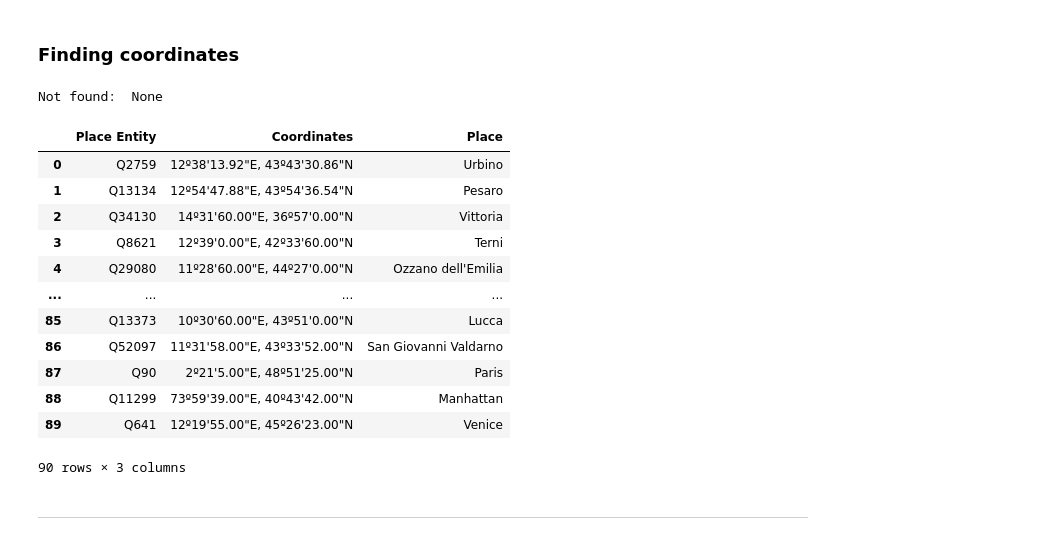
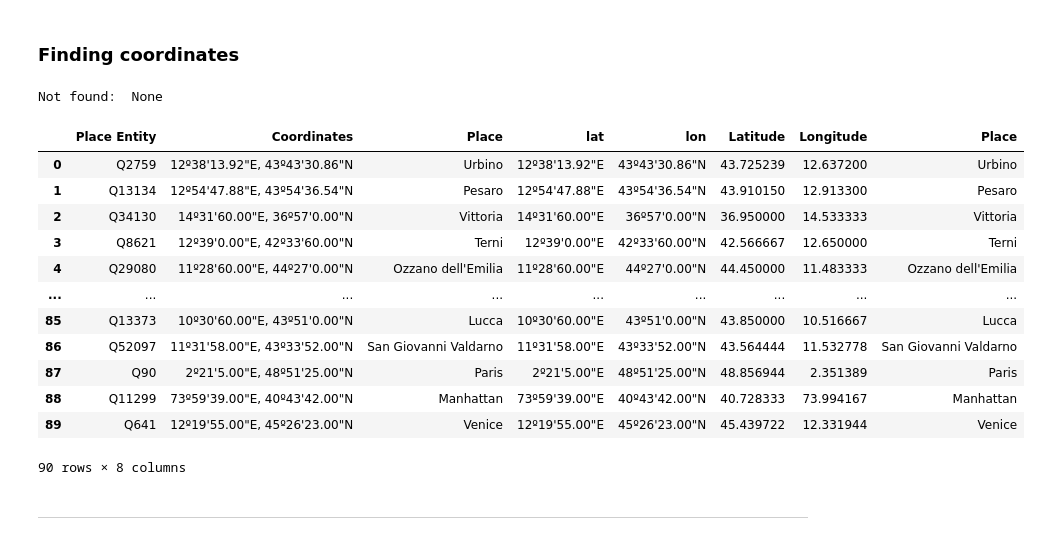
Before and after one commit to alicebordignon/ITArtHistorians, a Jupyter notebook: 00_DoAH_first_cleaning.ipynb, the cells around one changed output. Saved outputs shown, nothing was run; the diff lists cells and outputs as text; code cells hidden in the pictures.

Commit message:
edit location db for easier data access

```diff
--- a/00_DoAH_first_cleaning.ipynb
+++ b/00_DoAH_first_cleaning.ipynb
@@ -928,49 +933,54 @@ def find_coordinates(entity: str):
           coord_2 = float(return_coords.group(2))
         else:
           return None
         return_labels = res['results']['bindings'][0]['placeLabel']['value']
     except (IndexError, KeyError):
         return None
-    return [f"{deg_to_dms(coord_1, 'lon')}, {deg_to_dms(coord_2, 'lat')}", return_labels]
+    #return [f"{deg_to_dms(coord_1, 'lon')}, {deg_to_dms(coord_2, 'lat')}", return_labels]
+    return [coord_1, coord_2, return_labels]
+
 
 found = defaultdict(lambda: None)
 wd_coordinates = pd.Series(name="Coordinates")
+longitudes = pd.Series(name="Longitude")
+latitudes = pd.Series(name="Latitude")
 wd_labels = pd.Series(name="Place")
 for index, row in locations.iterrows():
     place = row['Place Entity']
     cnt = 0
     while cnt < 5:
         try:
             found[place] = find_coordinates(place)
             break
         except JSONDecodeError:
             time.sleep(1)
             cnt += 1
             continue
 
     if found[place]:
-        wd_coordinates.loc[index] = found[place][0]
-        wd_labels.loc[index] = found[place][1]
+        longitudes.loc[index] = found[place][0]
+        latitudes.loc[index] = found[place][1]
+        wd_labels.loc[index] = found[place][2]
     else:
         print("Not found: ", row['Place Entity'])
 
 
-locations = pd.concat([locations, wd_coordinates, wd_labels], axis=1)
+locations = pd.concat([locations, latitudes, longitudes, wd_labels], axis=1)
 locations.head(120)
 # %% [output]
 Not found:  None
-|  | Place Entity | Coordinates | Place |
-| 0 | Q2759 | 12º38'13.92"E, 43º43'30.86"N | Urbino |
-| 1 | Q13134 | 12º54'47.88"E, 43º54'36.54"N | Pesaro |
-| 2 | Q34130 | 14º31'60.00"E, 36º57'0.00"N | Vittoria |
-| 3 | Q8621 | 12º39'0.00"E, 42º33'60.00"N | Terni |
-| 4 | Q29080 | 11º28'60.00"E, 44º27'0.00"N | Ozzano dell'Emilia |
-| ... | ... | ... | ... |
-| 85 | Q13373 | 10º30'60.00"E, 43º51'0.00"N | Lucca |
-| 86 | Q52097 | 11º31'58.00"E, 43º33'52.00"N | San Giovanni Valdarno |
-| 87 | Q90 | 2º21'5.00"E, 48º51'25.00"N | Paris |
-| 88 | Q11299 | 73º59'39.00"E, 40º43'42.00"N | Manhattan |
-| 89 | Q641 | 12º19'55.00"E, 45º26'23.00"N | Venice |
+|  | Place Entity | Coordinates | Place | lat | lon | Latitude | Longitude | Place |
+| 0 | Q2759 | 12º38'13.92"E, 43º43'30.86"N | Urbino | 12º38'13.92"E | 43º43'30.86"N | 43.725239 | 12.637200 | Urbino |
+| 1 | Q13134 | 12º54'47.88"E, 43º54'36.54"N | Pesaro | 12º54'47.88"E | 43º54'36.54"N | 43.910150 | 12.913300 | Pesaro |
+| 2 | Q34130 | 14º31'60.00"E, 36º57'0.00"N | Vittoria | 14º31'60.00"E | 36º57'0.00"N | 36.950000 | 14.533333 | Vittoria |
+| 3 | Q8621 | 12º39'0.00"E, 42º33'60.00"N | Terni | 12º39'0.00"E | 42º33'60.00"N | 42.566667 | 12.650000 | Terni |
+| 4 | Q29080 | 11º28'60.00"E, 44º27'0.00"N | Ozzano dell'Emilia | 11º28'60.00"E | 44º27'0.00"N | 44.450000 | 11.483333 | Ozzano dell'Emilia |
+| ... | ... | ... | ... | ... | ... | ... | ... | ... |
+| 85 | Q13373 | 10º30'60.00"E, 43º51'0.00"N | Lucca | 10º30'60.00"E | 43º51'0.00"N | 43.850000 | 10.516667 | Lucca |
+| 86 | Q52097 | 11º31'58.00"E, 43º33'52.00"N | San Giovanni Valdarno | 11º31'58.00"E | 43º33'52.00"N | 43.564444 | 11.532778 | San Giovanni Valdarno |
+| 87 | Q90 | 2º21'5.00"E, 48º51'25.00"N | Paris | 2º21'5.00"E | 48º51'25.00"N | 48.856944 | 2.351389 | Paris |
+| 88 | Q11299 | 73º59'39.00"E, 40º43'42.00"N | Manhattan | 73º59'39.00"E | 40º43'42.00"N | 40.728333 | 73.994167 | Manhattan |
+| 89 | Q641 | 12º19'55.00"E, 45º26'23.00"N | Venice | 12º19'55.00"E | 45º26'23.00"N | 45.439722 | 12.331944 | Venice |
-90 rows × 3 columns
+90 rows × 8 columns
 # %%
 locations.to_pickle("db_locations.pickle")
```
Also changed, not shown: parts of 10 cells of this notebook, 3 other files.
